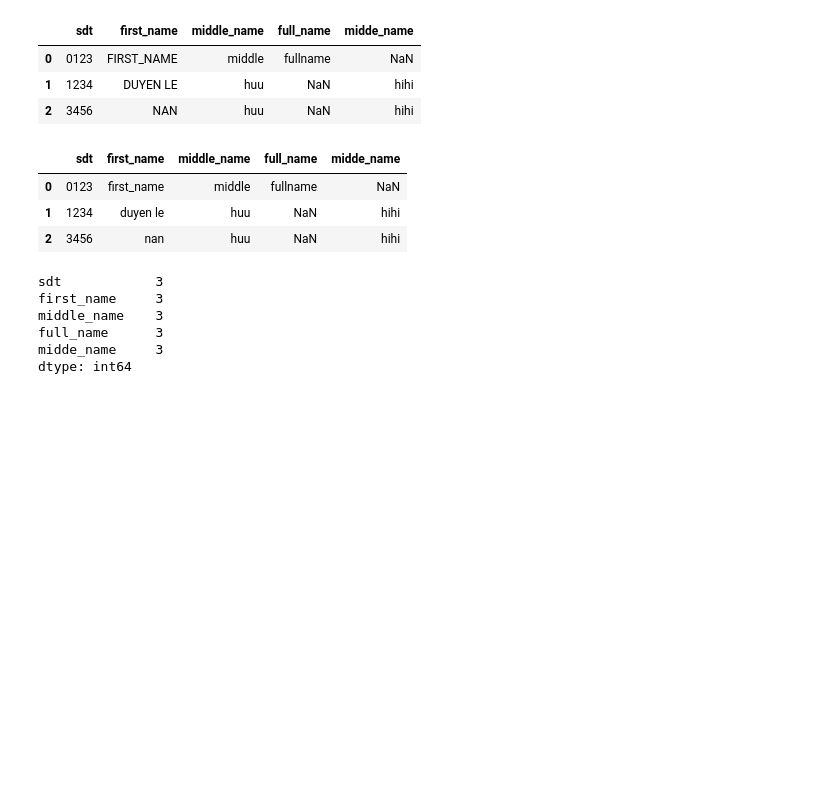
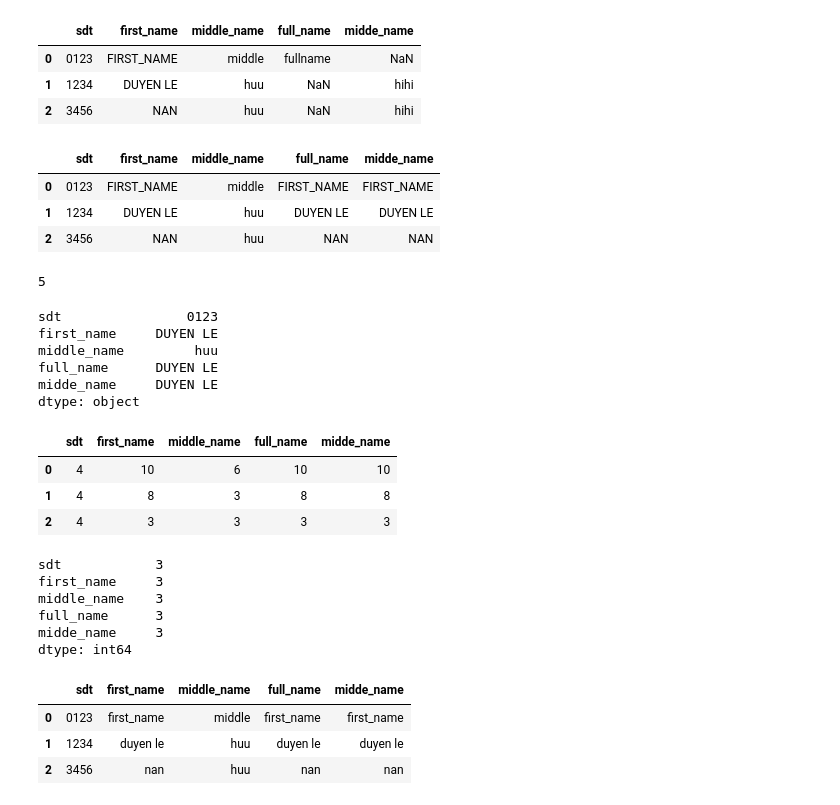
Before and after one commit to lehuuduyen/python-data, a Jupyter notebook: dataframe loc Iloc.ipynb, the cells around one changed output. Drawn from its saved outputs; the diff is of its cells as text; code cells hidden in the pictures; blank space fills up the shorter version.

```diff
--- a/dataframe loc Iloc.ipynb
+++ b/dataframe loc Iloc.ipynb
@@ -195,3 +197,11 @@ df
 | 0 | 0123 | FIRST_NAME | middle | fullname | NaN |
 | 1 | 1234 | DUYEN LE | huu | NaN | hihi |
 | 2 | 3456 | NAN | huu | NaN | hihi |
+# %%
+df['full_name'] = df['midde_name'] = df['first_name'].apply(lambda x : x.upper())
+df
+# %% [output]
+|  | sdt | first_name | middle_name | full_name | midde_name |
+| 0 | 0123 | FIRST_NAME | middle | FIRST_NAME | FIRST_NAME |
+| 1 | 1234 | DUYEN LE | huu | DUYEN LE | DUYEN LE |
+| 2 | 3456 | NAN | huu | NAN | NAN |
@@ -197,0 +211,36 @@ df
+# %%
+len(df.columns)
+# %% [output]
+5
+# %%
+df.apply(pd.Series.min)
+# %% [output]
+sdt                0123
+first_name     DUYEN LE
+middle_name         huu
+full_name      DUYEN LE
+midde_name     DUYEN LE
+dtype: object
+# %%
+df.applymap(len)
+# %% [output]
+|  | sdt | first_name | middle_name | full_name | midde_name |
+| 0 | 4 | 10 | 6 | 10 | 10 |
+| 1 | 4 | 8 | 3 | 8 | 8 |
+| 2 | 4 | 3 | 3 | 3 | 3 |
+# %%
+df.apply(len)
+# %% [output]
+sdt            3
+first_name     3
+middle_name    3
+full_name      3
+midde_name     3
+dtype: int64
+# %%
+df.applymap(str.lower)
+# %% [output]
+|  | sdt | first_name | middle_name | full_name | midde_name |
+| 0 | 0123 | first_name | middle | first_name | first_name |
+| 1 | 1234 | duyen le | huu | duyen le | duyen le |
+| 2 | 3456 | nan | huu | nan | nan |
@@ -198,18 +252,2 @@ df
 # %%
-df['first_name'] = df['first_name'].apply(lambda x : x.lower())
-df
+df['first_name'] = df["full_name"].apply(lambda x:x.lower())
-# %% [output]
-|  | sdt | first_name | middle_name | full_name | midde_name |
-| 0 | 0123 | first_name | middle | fullname | NaN |
-| 1 | 1234 | duyen le | huu | NaN | hihi |
-| 2 | 3456 | nan | huu | NaN | hihi |
-# %%
-df.apply(len,axis ="columns")
-df.apply(len,axis ="rows")
-# %% [output]
-sdt            3
-first_name     3
-middle_name    3
-full_name      3
-midde_name     3
-dtype: int64
```
Also changed, not shown: parts of 25 cells of this notebook, 1 other file.
